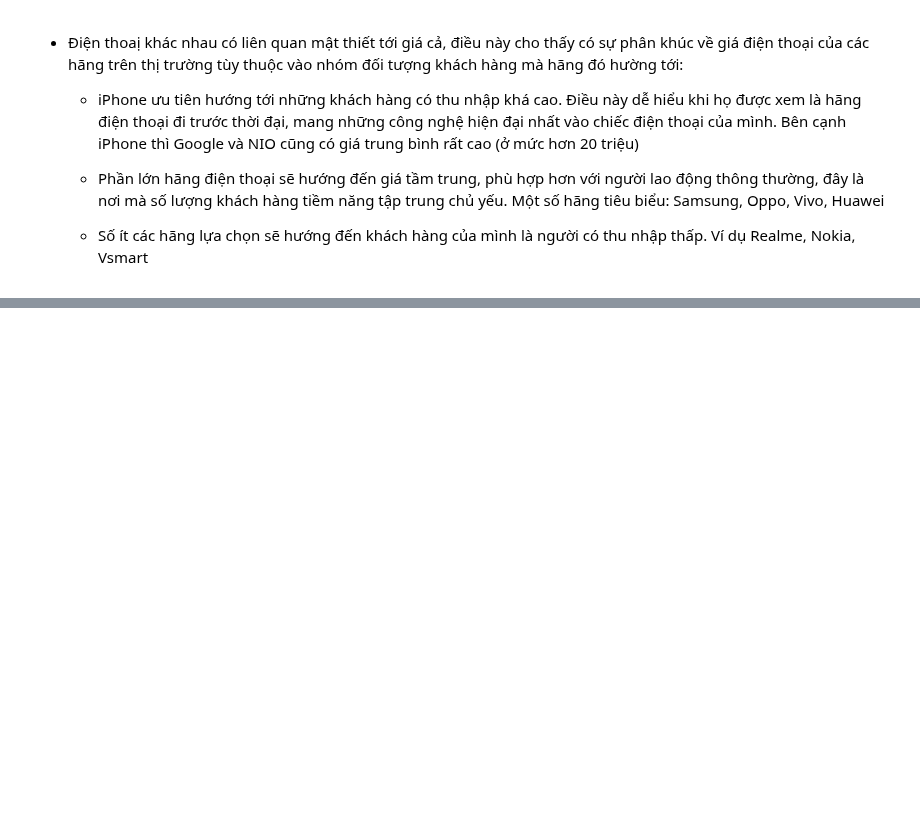
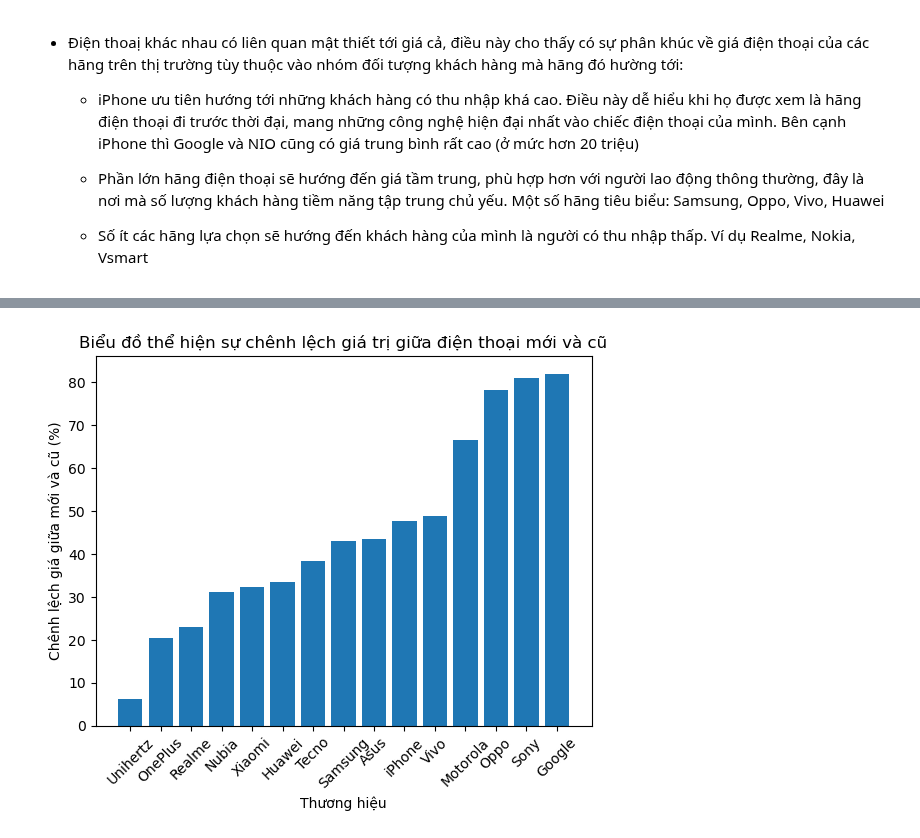
Before and after one commit to Yogurt01/G2_IntroToDataScience_CQ2022-21_Lab, a Jupyter notebook: notebooks/3.3-eda-22120043.ipynb, the cells around one changed output, grey strips where cells are left out. Drawn from its saved outputs; the diff is of its cells as text; code cells hidden in the pictures; blank space fills up the shorter version.

```diff
--- a/notebooks/3.3-eda-22120043.ipynb
+++ b/notebooks/3.3-eda-22120043.ipynb
@@ -148,0 +201,4 @@ plt.show()
+# %%
+res['lose_value'] = (res['gia_moi_trung_binh'] - res['gia_cu_trung_binh']) / res['gia_moi_trung_binh'] * 100
+res = res.sort_values(by = 'lose_value')
+res
@@ -148,0 +222,10 @@ plt.show()
+# %%
+# visualize
+plt.bar(res['hang_dien_thoai'], res['lose_value'])
+plt.ylabel('Chênh lệch giá giữa mới và cũ (%)')
+plt.title('Biểu đồ thể hiện sự chênh lệch giá trị giữa điện thoại mới và cũ')
+plt.xlabel('Thương hiệu')
+plt.xticks(rotation =45)
+plt.show()
+# %% [output]
+[figure, added]
```
Also changed, not shown: parts of 9 cells of this notebook.
